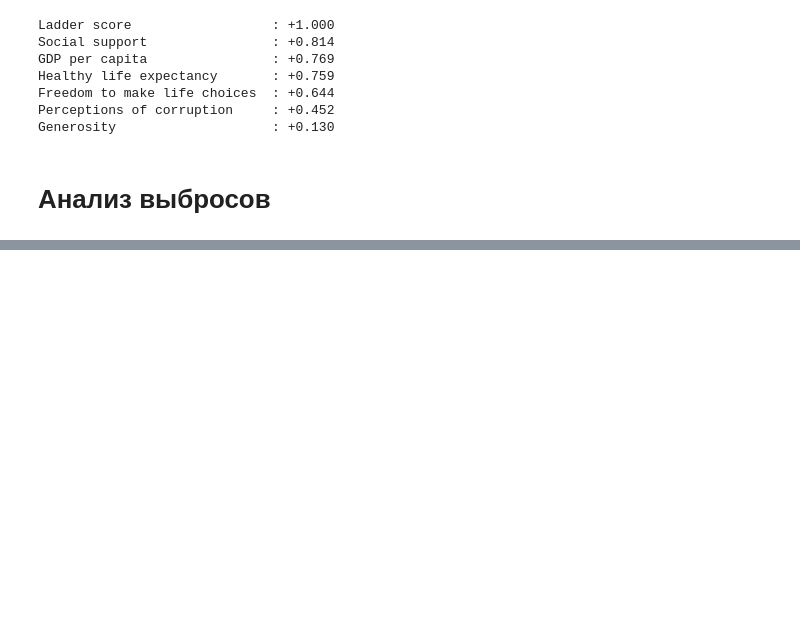
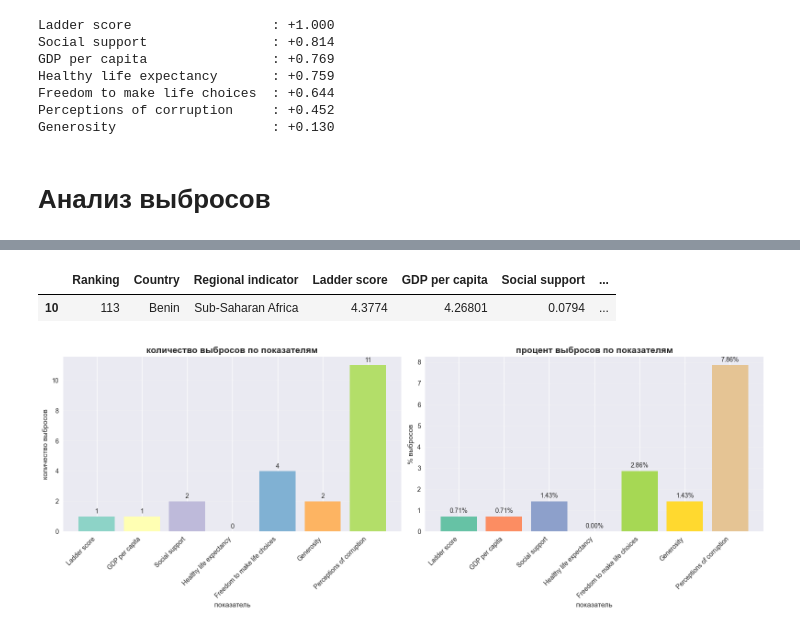
Before and after one commit to valeraboyko2002/happy-people-project, a Jupyter notebook: a.ipynb, the cells around one changed output, grey strips where cells are left out. Saved outputs shown, nothing was run; the diff lists cells and outputs as text; code cells hidden in the pictures; blank space fills up the shorter version.

```diff
--- a/a.ipynb
+++ b/a.ipynb
@@ -190,0 +294,4 @@ TypeError: 'module' object is not callable
+# %%
+out_df = pd.DataFrame(out_sum)
+out_df.to_string(index=False)
+out_df
@@ -190,0 +307,44 @@ TypeError: 'module' object is not callable
+# %%
+df[df['Country'] == 'Benin']
+# %% [output]
+|  | Ranking | Country | Regional indicator | Ladder score | GDP per capita | Social support | ... |
+| 10 | 113 | Benin | Sub-Saharan Africa | 4.3774 | 4.26801 | 0.0794 | ... |
+# %%
+import matplotlib.pyplot as plt
+
+fig, (ax1, ax2) = plt.subplots(1, 2, figsize=(16, 6))
+bars1 = ax1.bar(out_df['Показатель'], out_df['кол-во выбросов'],
+                color=plt.cm.Set3(range(len(out_df))))
+ax1.set_title('количество выбросов по показателям', fontsize=14, fontweight='bold')
+ax1.set_xlabel("показатель")
+ax1.set_ylabel('количество выбросов')
+ax1.set_xticklabels(out_df['Показатель'], rotation=45, ha='right')
+ax1.grid(True, alpha=.3, axis='y')
+for i, (bar, value) in enumerate(zip(bars1, out_df['кол-во выбросов'])):
+    height = bar.get_height()
+    ax1.text(bar.get_x() + bar.get_width()/2, height + 0.1,
+             f'{value}', ha='center', va='bottom')
+
+
+
+
+bars2 = ax2.bar(out_df['Показатель'], out_df['% выбросов'],
+                color=plt.cm.Set2(range(len(out_df))))
+ax2.set_title('процент выбросов по показателям', fontsize=14, fontweight='bold')
+ax2.set_xlabel("показатель")
+ax2.set_ylabel('% выбросов')
+ax2.set_xticklabels(out_df['Показатель'], rotation=45, ha='right')
+ax2.grid(True, alpha=.3, axis='y')
+for i, (bar, value) in enumerate(zip(bars2, out_df['% выбросов'])):
+    height = bar.get_height()
+    ax2.text(bar.get_x() + bar.get_width()/2, height + 0.1,
+             f'{value:.2f}%', ha='center', va='bottom')
+
+
+
+
+
+plt.tight_layout()
+plt.show()
+# %% [output]
+[figure, added]
```
Also changed, not shown: parts of 20 cells of this notebook.
